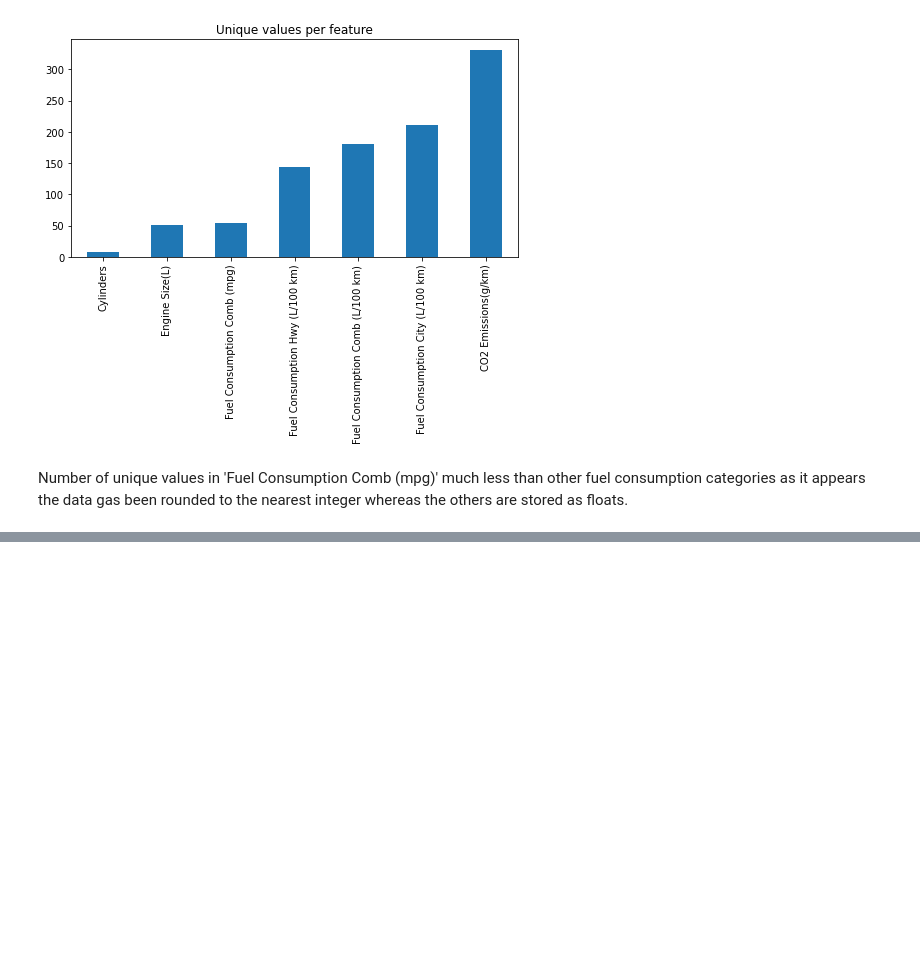
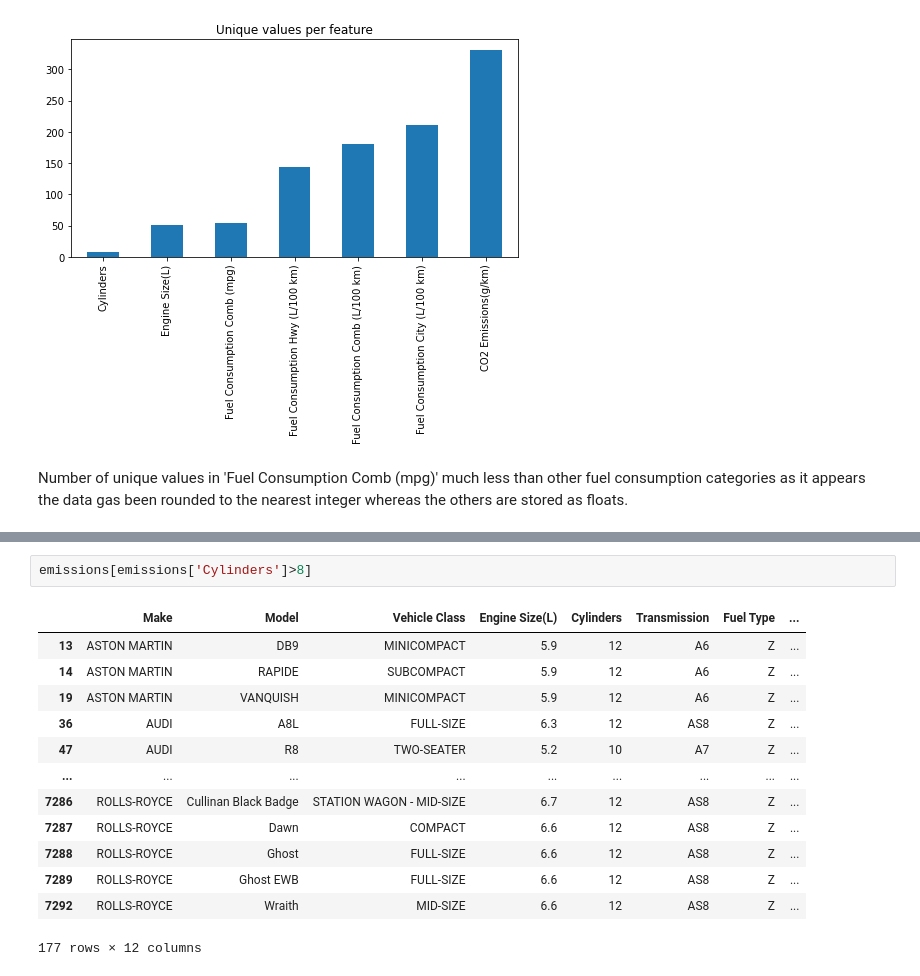
Before and after one commit to tbache/CO2_emissions_regression, a Jupyter notebook: CO2_emissions_regression.ipynb, the cells around one changed output, grey strips where cells are left out. Cells and saved outputs as stored; diff of their text form; blank space fills up the shorter version.

```diff
--- a/CO2_emissions_regression.ipynb
+++ b/CO2_emissions_regression.ipynb
@@ -140,0 +182,16 @@ Number of unique values in 'Fuel Consumption Comb (mpg)' much less than other fu
+# %%
+emissions[emissions['Cylinders']>8]
+# %% [output]
+|  | Make | Model | Vehicle Class | Engine Size(L) | Cylinders | Transmission | Fuel Type | ... |
+| 13 | ASTON MARTIN | DB9 | MINICOMPACT | 5.9 | 12 | A6 | Z | ... |
+| 14 | ASTON MARTIN | RAPIDE | SUBCOMPACT | 5.9 | 12 | A6 | Z | ... |
+| 19 | ASTON MARTIN | VANQUISH | MINICOMPACT | 5.9 | 12 | A6 | Z | ... |
+| 36 | AUDI | A8L | FULL-SIZE | 6.3 | 12 | AS8 | Z | ... |
+| 47 | AUDI | R8 | TWO-SEATER | 5.2 | 10 | A7 | Z | ... |
+| ... | ... | ... | ... | ... | ... | ... | ... | ... |
+| 7286 | ROLLS-ROYCE | Cullinan Black Badge | STATION WAGON - MID-SIZE | 6.7 | 12 | AS8 | Z | ... |
+| 7287 | ROLLS-ROYCE | Dawn | COMPACT | 6.6 | 12 | AS8 | Z | ... |
+| 7288 | ROLLS-ROYCE | Ghost | FULL-SIZE | 6.6 | 12 | AS8 | Z | ... |
+| 7289 | ROLLS-ROYCE | Ghost EWB | FULL-SIZE | 6.6 | 12 | AS8 | Z | ... |
+| 7292 | ROLLS-ROYCE | Wraith | MID-SIZE | 6.6 | 12 | AS8 | Z | ... |
+177 rows × 12 columns
```
Also changed, not shown: parts of 11 cells of this notebook.
